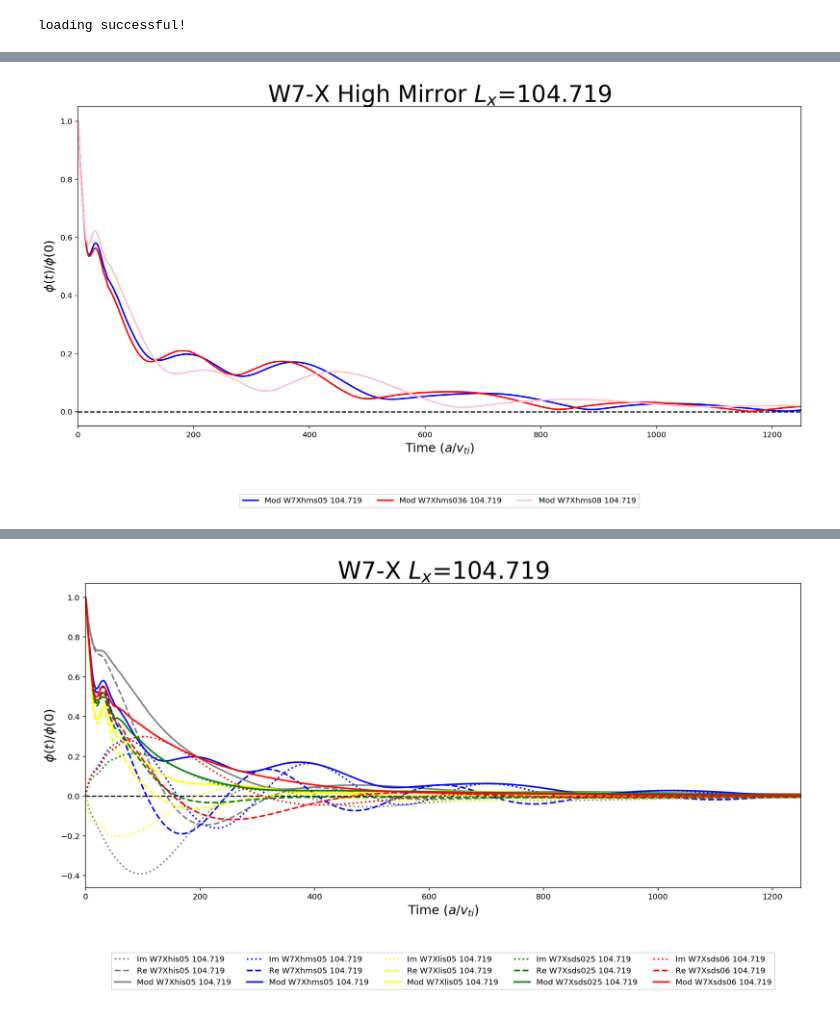
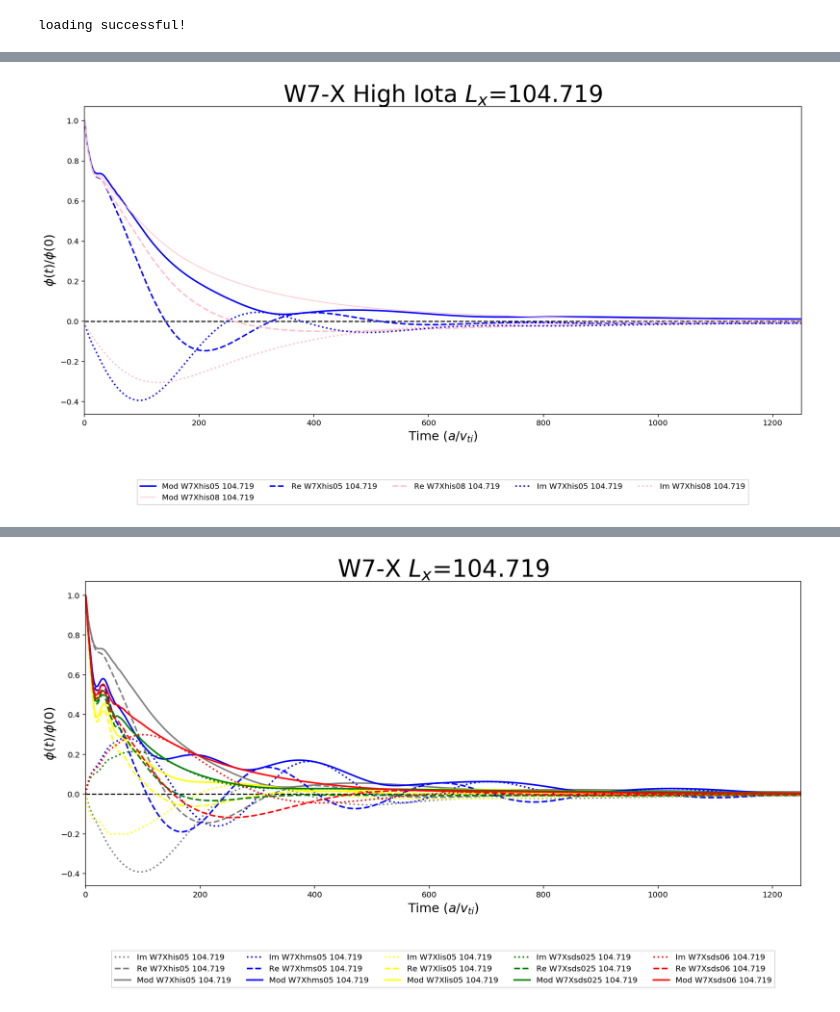
Before and after one commit to cardanmomo/sterren, a Jupyter notebook: Emmasnotebooks/Comparisons linear ZF respons/to compare everything with Lx 104.719.ipynb, the cells around one changed output, grey strips where cells are left out. Cells and saved outputs as stored; diff of their text form; code cells hidden in the pictures.

```diff
--- a/Emmasnotebooks/Comparisons linear ZF respons/to compare everything with Lx 104.719.ipynb
+++ b/Emmasnotebooks/Comparisons linear ZF respons/to compare everything with Lx 104.719.ipynb
@@ -311,21 +392,27 @@ fig.tight_layout()
 # %%
-#plot for comparing different s coordinates modulus of High Mirror
+#plot for comparing different s coordinates modulus of high iota
 fig, ax1 = plt.subplots(figsize=(14, 8))
-plt.title('W7-X High Mirror $L_x$=104.719', fontsize=30)
+plt.title('W7-X High Iota $L_x$=104.719', fontsize=30)
 ax1.set_xlabel('Time ($a / v_{ti}$)',fontsize=16)
 ax1.set_ylabel('$\phi (t) / \phi (0)$',fontsize=16)
 ax1.axhline(y=0, color='black', linestyle='dashed')
 #plt.ylim([0,0.1])
 plt.xlim([0,1250])
 
-ax1.plot(t3, Q3, linewidth=2, label=('Mod W7Xhms05 104.719'),color='blue')
-ax1.plot(t17, Q17, linewidth=2, label=('Mod W7Xhms036 104.719'),color='red')
-ax1.plot(t19, Q19, linewidth=2, label=('Mod W7Xhms08 104.719'),color='pink')
+ax1.plot(t1, Q1, linewidth=2, label=('Mod W7Xhis05 104.719'),color='blue')
+ax1.plot(t16, Q16, linewidth=1, label=('Mod W7Xhis08 104.719'),color='pink')
+
+ax1.plot(t1, E1, linewidth=2, label=('Re W7Xhis05 104.719'),color='blue',linestyle='dashed')
+ax1.plot(t16, E16, linewidth=2, label=('Re W7Xhis08 104.719'),color='pink',linestyle='dashed')
+
+ax1.plot(t1, e1, linewidth=2, label=('Im W7Xhis05 104.719'),color='blue',linestyle='dotted')
+ax1.plot(t16, e16, linewidth=2, label=('Im W7Xhis08 104.719'),color='pink',linestyle='dotted')
+
 
 plt.legend(loc='upper center',
              bbox_to_anchor=(0.5, -0.2),fancybox=False, shadow=False, ncol=5)
 
 fig.tight_layout()
 #plt.savefig('../../CMSS_2018/Poster/Salpha_nlzf_plot.pdf', format='pdf', dpi=1200)
 # %% [output]
-[figure, old version]
+[figure, new version]
```
Also changed, not shown: parts of 8 cells of this notebook, 8 other files.
